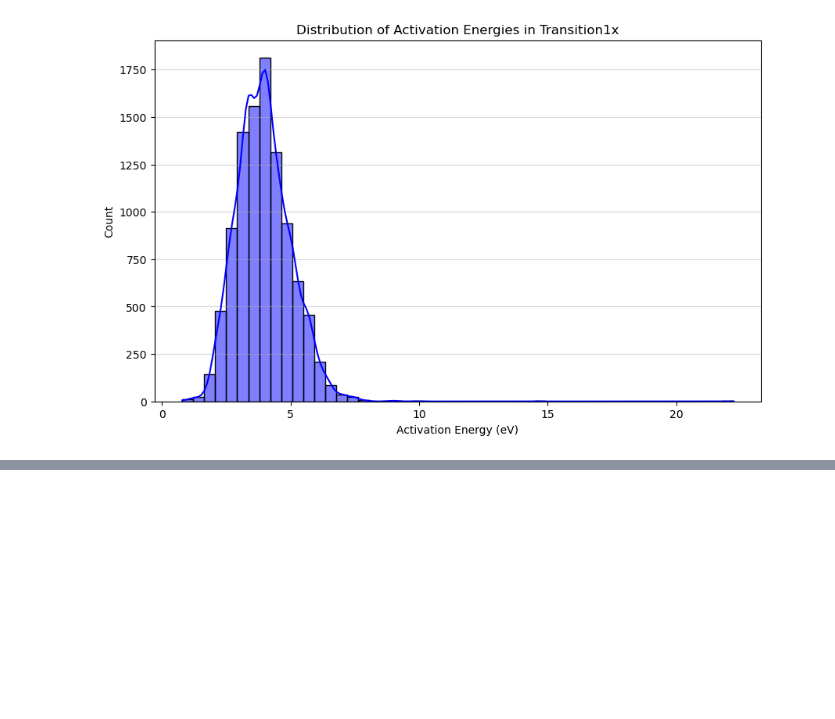
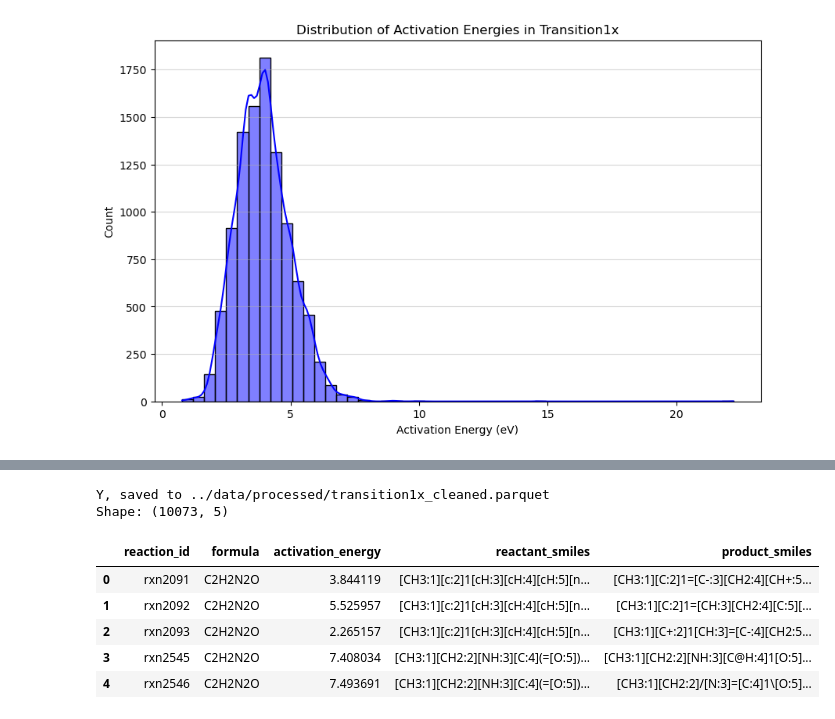
Before and after one commit to FP31A/Info-Theoretic-Reaction-Barriers_Fidele, a Jupyter notebook: notebooks/01_EDA_and_Processing.ipynb, the cells around one changed output, grey strips where cells are left out. Drawn from its saved outputs; the diff is of its cells as text; code cells hidden in the pictures; blank space fills up the shorter version.

```diff
--- a/notebooks/01_EDA_and_Processing.ipynb
+++ b/notebooks/01_EDA_and_Processing.ipynb
@@ -294,0 +344,23 @@ Name: activation_energy, dtype: float64
+# %%
+df_clean = df_final.drop(columns=['reactant_smiles', 'product_smiles'])
+
+df_clean = df_clean.rename(columns={
+    'reactant_smiles_canonical': 'reactant_smiles',
+    'product_smiles_canonical': 'product_smiles'
+})
+
+clean_save_path = '../data/processed/transition1x_cleaned.parquet'
+df_clean.to_parquet(clean_save_path, index=False)
+
+print(f"Y, saved to {clean_save_path}")
+print(f"Shape: {df_clean.shape}")
+df_clean.head()
+# %% [output]
+Y, saved to ../data/processed/transition1x_cleaned.parquet
+Shape: (10073, 5)
+|  | reaction_id | formula | activation_energy | reactant_smiles | product_smiles |
+| 0 | rxn2091 | C2H2N2O | 3.844119 | [CH3:1][c:2]1[cH:3][cH:4][cH:5][n... | [CH3:1][C:2]1=[C-:3][CH2:4][CH+:5... |
+| 1 | rxn2092 | C2H2N2O | 5.525957 | [CH3:1][c:2]1[cH:3][cH:4][cH:5][n... | [CH3:1][C:2]1=[CH:3][CH2:4][C:5][... |
+| 2 | rxn2093 | C2H2N2O | 2.265157 | [CH3:1][c:2]1[cH:3][cH:4][cH:5][n... | [CH3:1][C+:2]1[CH:3]=[C-:4][CH2:5... |
+| 3 | rxn2545 | C2H2N2O | 7.408034 | [CH3:1][CH2:2][NH:3][C:4](=[O:5])... | [CH3:1][CH2:2][NH:3][C@H:4]1[O:5]... |
+| 4 | rxn2546 | C2H2N2O | 7.493691 | [CH3:1][CH2:2][NH:3][C:4](=[O:5])... | [CH3:1][CH2:2]/[N:3]=[C:4]1\[O:5]... |
```
Also changed, not shown: parts of 1 cell of this notebook, 1 other file.
